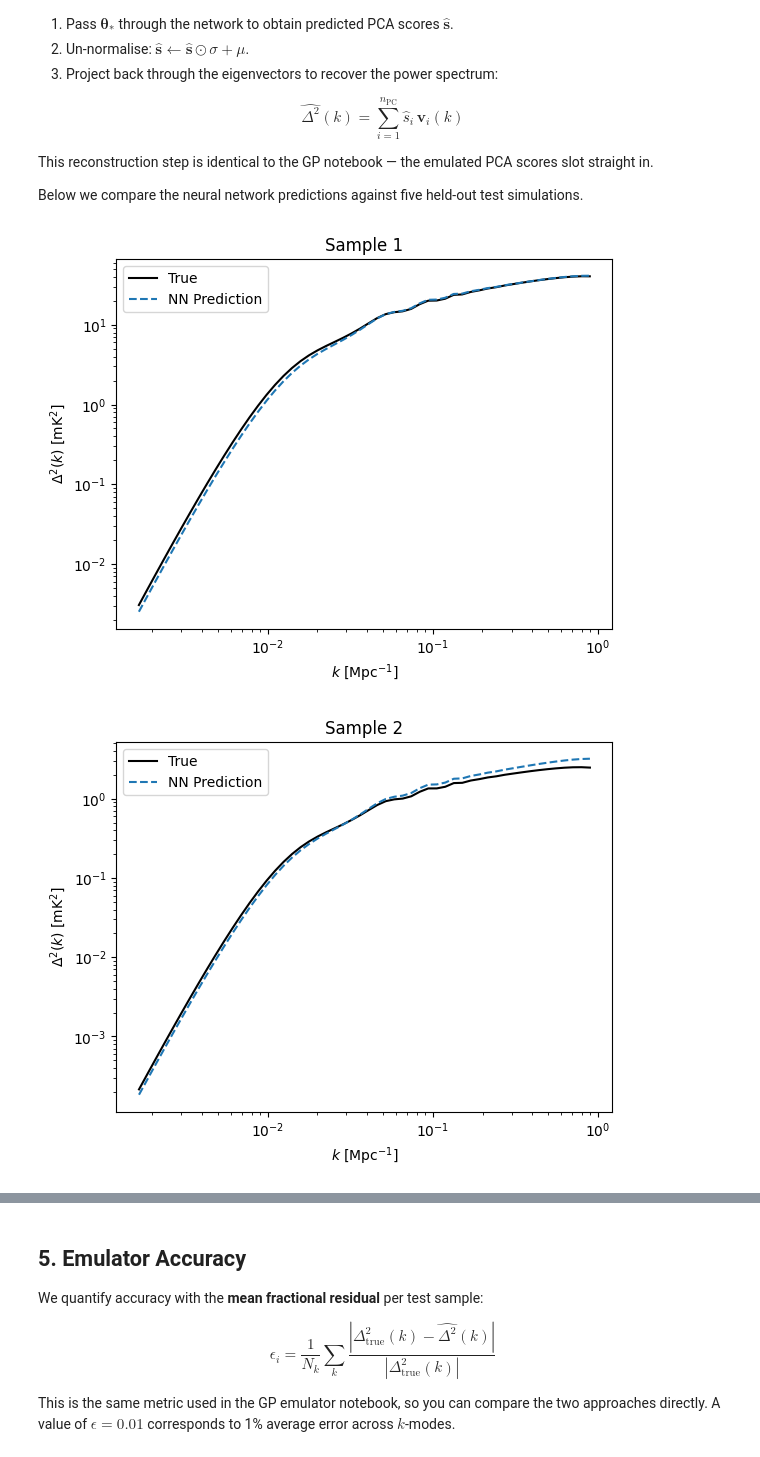
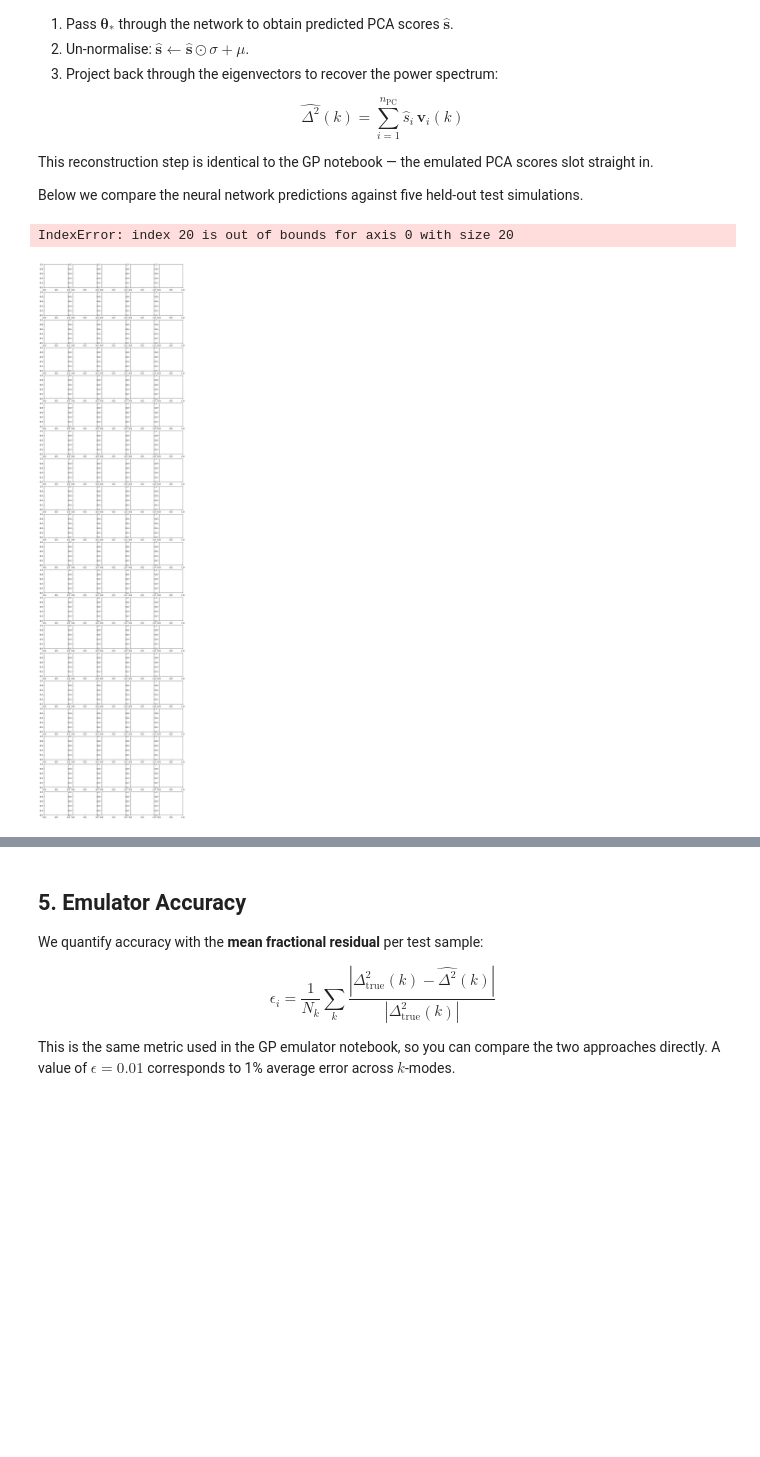
Before and after one commit to JoeyWee1/Machine-Learning-Enhanced-Inference-of-the-21-cm-Power-Spectrum-at-Cosmic-Dawn, a Jupyter notebook: nn-emulator.ipynb, the cells around one changed output, grey strips where cells are left out. Drawn from its saved outputs; the diff is of its cells as text; code cells hidden in the pictures; blank space fills up the shorter version.

```diff
--- a/nn-emulator.ipynb
+++ b/nn-emulator.ipynb
@@ -30,7 +30,7 @@ We load the same 2500 `zeus21` realisations used in the GP emulator notebook. Ea
 
 The four parameters are collected into a design matrix $\mathbf{X} \in \mathbb{R}^{2500 \times 4}$. As before, we work in **log-space** to regularise the input range.
 # %%
-simulations = [np.load(f"../simulations/sample_{i:06d}.npz",
+simulations = [np.load(f"./simulations/sample_{i:06d}.npz",
                        allow_pickle=True) for i in range(2500)]
 
 k = simulations[0]["k"]
@@ -211,24 +211,37 @@ Below we compare the neural network predictions against five held-out test simul
 # %%
 test_X_tensor = torch.tensor(test_X, dtype=torch.float32)
 
 model.eval()
 with torch.no_grad():
     test_scores = model(test_X_tensor).numpy()
 
 test_scores = test_scores * norm_std + norm_mean
 reconstructed = test_scores @ eigenvectors[:, :n_components].T
 
-for i in range(5):
-    plt.figure()
-    plt.plot(k, test_powers[i],   label='True',           color='k')
-    plt.plot(k, reconstructed[i], label='NN Prediction',  color='C0', linestyle='--')
-    plt.xlabel(r'$k\ [\mathrm{Mpc}^{-1}]$')
-    plt.ylabel(r'$\Delta^2(k)\ [\mathrm{mK}^2]$')
-    plt.loglog()
-    plt.legend()
-    plt.title(f'Sample {i+1}')
-    plt.savefig(f'nn_prediction_{i}.png', dpi=300, bbox_inches='tight')
-    plt.show()
+
+# Plot a few as subplots
+fig, ax = plt.subplots(20,5, figsize = (12,48))
+for i in range(100,200):
+    ax[i//5, i%5].loglog(k, test_powers[i], label='True')
+    ax[i//5, i%5].loglog(k, reconstructed[i], label='Predicted', ls='--')
+    ax[i//5, i%5].set_xlabel(r'$k$  [Mpc$^{-1}$]')
+    ax[i//5, i%5].set_ylabel(r'$\Delta^2(k)$  [mK$^2$]')
+    ax[i//5, i%5].set_title(f'Sim {i+1}')
+    # ax[i//20, i%5].legend()
+plt.tight_layout()
+plt.show()
+
+# for i in range(5):
+#     plt.figure()
+#     plt.plot(k, test_powers[i],   label='True',           color='k')
+#     plt.plot(k, reconstructed[i], label='NN Prediction',  color='C0', linestyle='--')
+#     plt.xlabel(r'$k\ [\mathrm{Mpc}^{-1}]$')
+#     plt.ylabel(r'$\Delta^2(k)\ [\mathrm{mK}^2]$')
+#     plt.loglog()
+#     plt.legend()
+#     plt.title(f'Sample {i+1}')
+#     plt.savefig(f'nn_prediction_{i}.png', dpi=300, bbox_inches='tight')
+#     plt.show()
 # %% [output]
+IndexError: index 20 is out of bounds for axis 0 with size 20
-[figure, old version]
+[figure, new version]
-[figure, removed]
```
Also changed, not shown: parts of 2 cells of this notebook, 2 other files.
